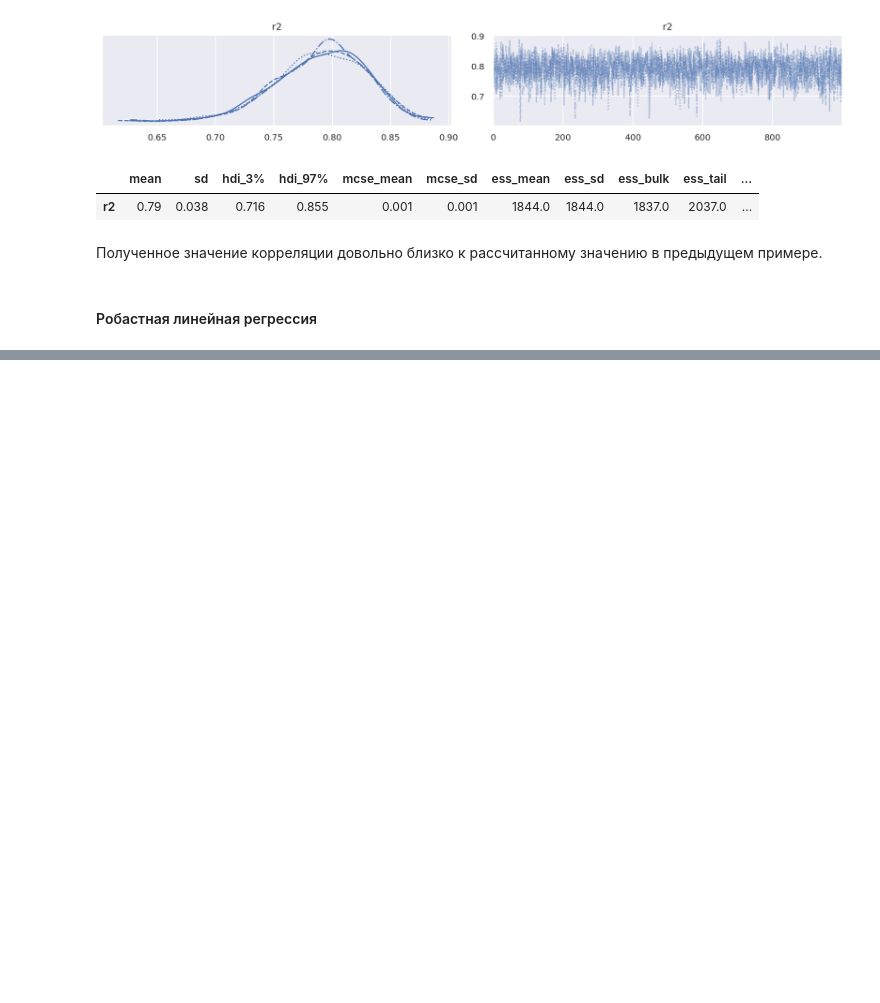
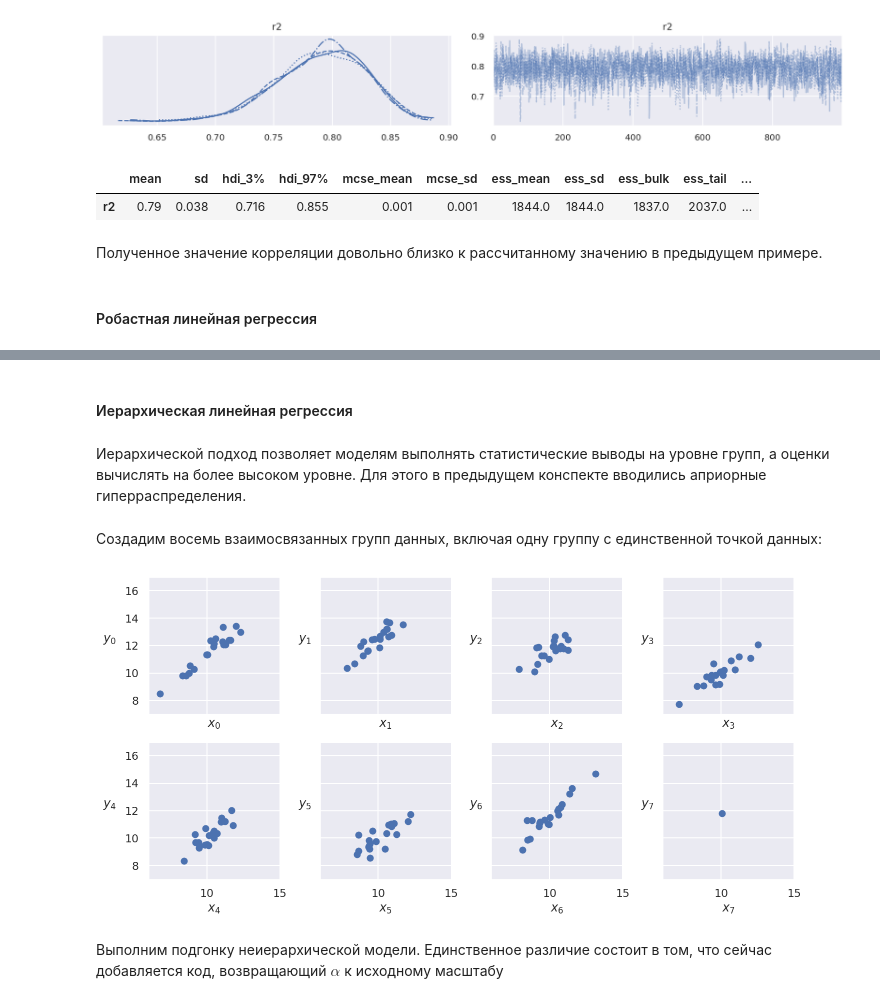
Before and after one commit to alexander-pv/educational_repo, a Jupyter notebook: bayesian_pymc3/6_bayesian_regression.ipynb, the cells around one changed output, grey strips where cells are left out. Cells and saved outputs as stored; diff of their text form; code cells hidden in the pictures; blank space fills up the shorter version.

```diff
--- a/bayesian_pymc3/6_bayesian_regression.ipynb
+++ b/bayesian_pymc3/6_bayesian_regression.ipynb
@@ -316,0 +411,38 @@ az.summary(trace_p, var_names=['r2'])
+# %% [markdown]
+#### Иерархическая линейная регрессия
+# %% [markdown]
+Иерархической подход позволяет моделям выполнять статистические выводы на уровне групп, а оценки вычислять на более высоком уровне. Для этого в предыдущем конспекте вводились априорные гиперраспределения.
+# %% [markdown]
+Создадим восемь взаимосвязанных групп данных, включая одну группу
+с единственной точкой данных:
+# %%
+N = 20
+M = 8
+idx = np.repeat(range(M-1), N)
+idx = np.append(idx, 7)
+np.random.seed(314)
+
+alpha_real = np.random.normal(2.5, 0.5, size=M)
+beta_real = np.random.beta(6, 1, size=M)
+eps_real = np.random.normal(0, 0.5, size=len(idx))
+
+y_m = np.zeros(len(idx))
+x_m = np.random.normal(10, 1, len(idx))
+y_m = alpha_real[idx] + beta_real[idx] * x_m + eps_real
+
+_, ax = plt.subplots(2, 4, figsize=(10, 5), sharex=True, sharey=True)
+ax = np.ravel(ax)
+
+j, k = 0, N
+
+for i in range(M):
+    ax[i].scatter(x_m[j:k], y_m[j:k])
+    ax[i].set_xlabel(f'$x_{i}$')
+    ax[i].set_ylabel(f'$y_{i}$', rotation=0, labelpad=15)
+    ax[i].set_xlim(6, 15)
+    ax[i].set_ylim(7, 17)
+    j += N
+    k += N
+plt.tight_layout()
+# %% [output]
+[figure, added]
@@ -316,0 +451,2 @@ az.summary(trace_p, var_names=['r2'])
+# %% [markdown]
+Выполним подгонку неиерархической модели. Единственное различие состоит в том, что сейчас добавляется код, возвращающий $\alpha$ к исходному масштабу
```
Also changed, not shown: parts of 49 cells of this notebook, 5 other files.
